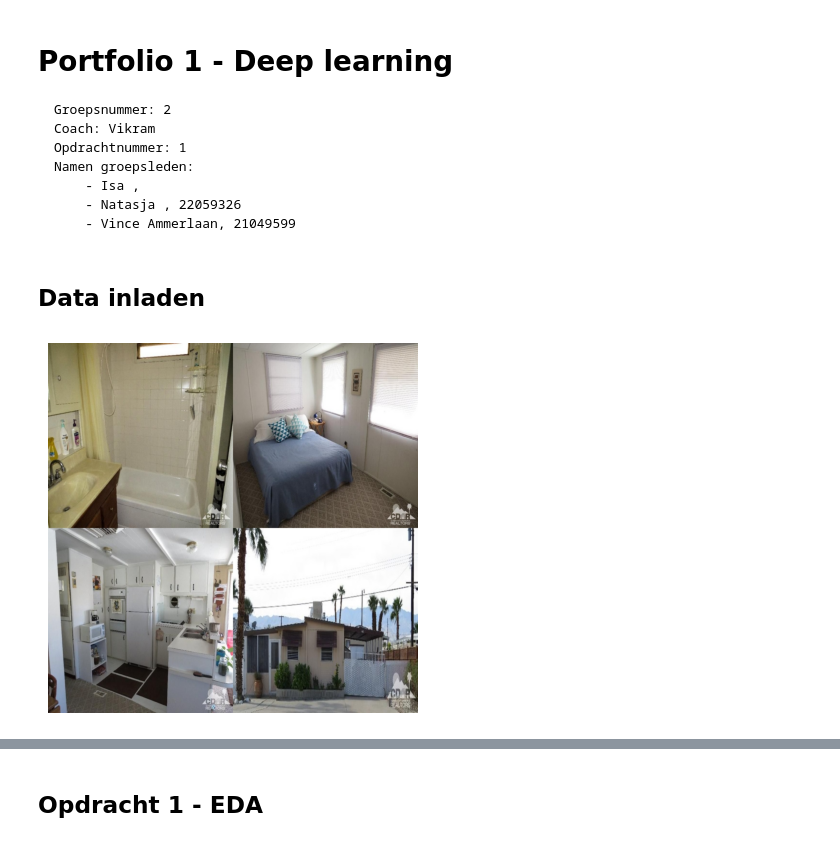
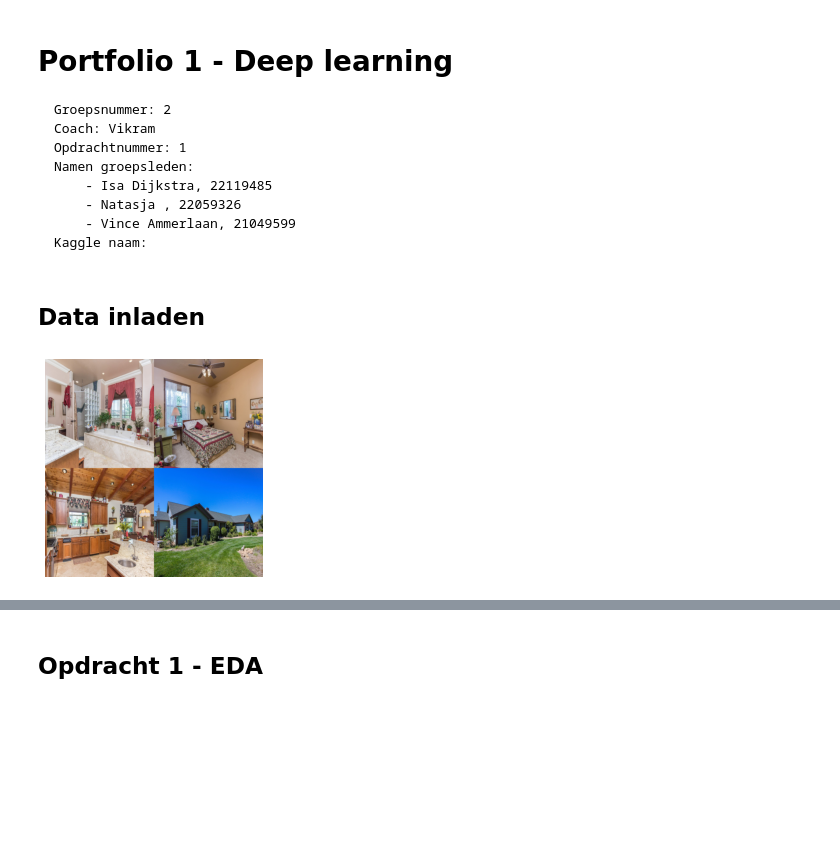
Before and after one commit to Vince16270/Huizenprijzen-Voorspellen, a Jupyter notebook: Portfolio opdracht 1/Portfolio 1.ipynb, the cells around one changed output, grey strips where cells are left out. Drawn from its saved outputs; the diff is of its cells as text; code cells hidden in the pictures; blank space fills up the shorter version.

```diff
--- a/Portfolio opdracht 1/Portfolio 1.ipynb
+++ b/Portfolio opdracht 1/Portfolio 1.ipynb
@@ -5,9 +5,10 @@
     Coach: Vikram
     Opdrachtnummer: 1
     Namen groepsleden:
-        - Isa ,
+        - Isa Dijkstra, 22119485
         - Natasja , 22059326
         - Vince Ammerlaan, 21049599
+    Kaggle naam:
 # %%
 import pandas as pd
 import numpy as np
@@ -21,25 +22,26 @@ import random
 # %%
 def load_random_image(path):
     files = os.listdir(path)
     image_files = [f for f in files if f.endswith('.png') or f.endswith('.jpg')]
     random_image_file = random.choice(image_files)
     image_path = os.path.join(path, random_image_file)
     image = mpimg.imread(image_path)
     return image
 
-inputPath_vince = "/Users/vince/School - Deep Learning/Train"
-inputPath_isa =
-inputPath_natasja =
+#inputPath_vince = "/Users/vince/School - Deep Learning/Train"
+#inputPath_isa =
+#inputPath_natasja =
 
-inputPath = inputPath_vince
+inputPath = 'Train'
 
+#image = load_random_image(inputPath)
 image = load_random_image(inputPath)
 
 plt.imshow(image)
 plt.axis('off')
 plt.show()
 # %% [output]
-[figure, old version]
+[figure, new version]
 # %%
 def load_random_image(path):
     files = os.listdir(path)
```
Also changed, not shown: parts of 2 cells of this notebook.
